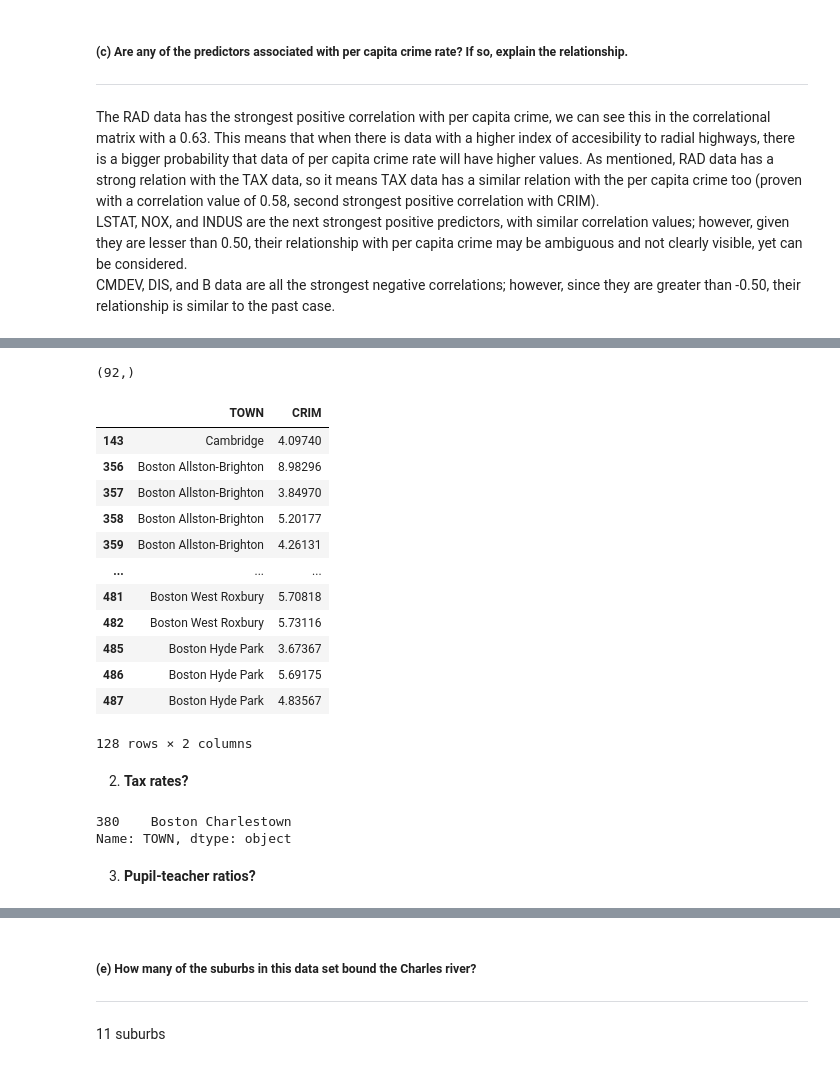
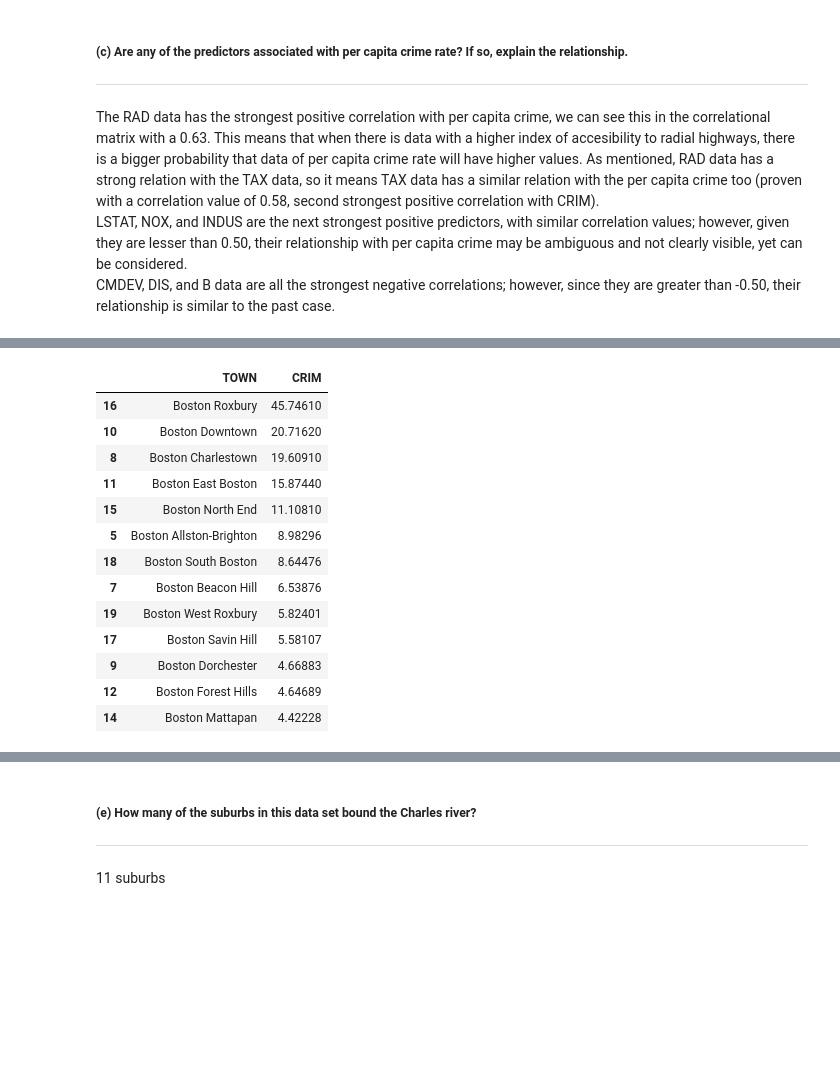
Before and after one commit to MAlejandroVC/Proyecto1, a Jupyter notebook: Project_2/BostonHousing.ipynb, the cells around one changed output, grey strips where cells are left out. Drawn from its saved outputs; the diff is of its cells as text; code cells hidden in the pictures; blank space fills up the shorter version.

```diff
--- a/Project_2/BostonHousing.ipynb
+++ b/Project_2/BostonHousing.ipynb
@@ -184,32 +186,18 @@ Yes, we can identify Boston Charlestown
-# %%
-boston['TOWN'].unique().shape
-# %% [output]
-(92,)
-# %%
-#boston.loc[boston['CRIM'].astype(float) > 3.6].groupby('TOWN').first().reset_index()[['TOWN', 'CRIM']]
-boston.loc[boston['CRIM'].astype(float) > 3.6][['TOWN', 'CRIM']]
-# %% [output]
-|  | TOWN | CRIM |
-| 143 | Cambridge | 4.09740 |
-| 356 | Boston Allston-Brighton | 8.98296 |
-| 357 | Boston Allston-Brighton | 3.84970 |
-| 358 | Boston Allston-Brighton | 5.20177 |
-| 359 | Boston Allston-Brighton | 4.26131 |
-| ... | ... | ... |
-| 481 | Boston West Roxbury | 5.70818 |
-| 482 | Boston West Roxbury | 5.73116 |
-| 485 | Boston Hyde Park | 3.67367 |
-| 486 | Boston Hyde Park | 5.69175 |
-| 487 | Boston Hyde Park | 4.83567 |
-128 rows × 2 columns
-# %% [markdown]
-
-2. **Tax rates?**
-# %%
-boston.loc[boston['CRIM'].astype(float) > 87]['TOWN']
-# %% [output]
-380    Boston Charlestown
-Name: TOWN, dtype: object
-# %% [markdown]
-
-3. **Pupil-teacher ratios?**
+# %%
+boston_crime = boston.groupby('TOWN').first().reset_index().sort_values('CRIM', ascending=False)[['TOWN', 'CRIM']]
+boston_crime.loc[boston_crime['CRIM'].astype(float) > 3.61][['TOWN', 'CRIM']]
+# %% [output]
+|  | TOWN | CRIM |
+| 16 | Boston Roxbury | 45.74610 |
+| 10 | Boston Downtown | 20.71620 |
+| 8 | Boston Charlestown | 19.60910 |
+| 11 | Boston East Boston | 15.87440 |
+| 15 | Boston North End | 11.10810 |
+| 5 | Boston Allston-Brighton | 8.98296 |
+| 18 | Boston South Boston | 8.64476 |
+| 7 | Boston Beacon Hill | 6.53876 |
+| 19 | Boston West Roxbury | 5.82401 |
+| 17 | Boston Savin Hill | 5.58107 |
+| 9 | Boston Dorchester | 4.66883 |
+| 12 | Boston Forest Hills | 4.64689 |
+| 14 | Boston Mattapan | 4.42228 |
```
Also changed, not shown: parts of 5 cells of this notebook.
